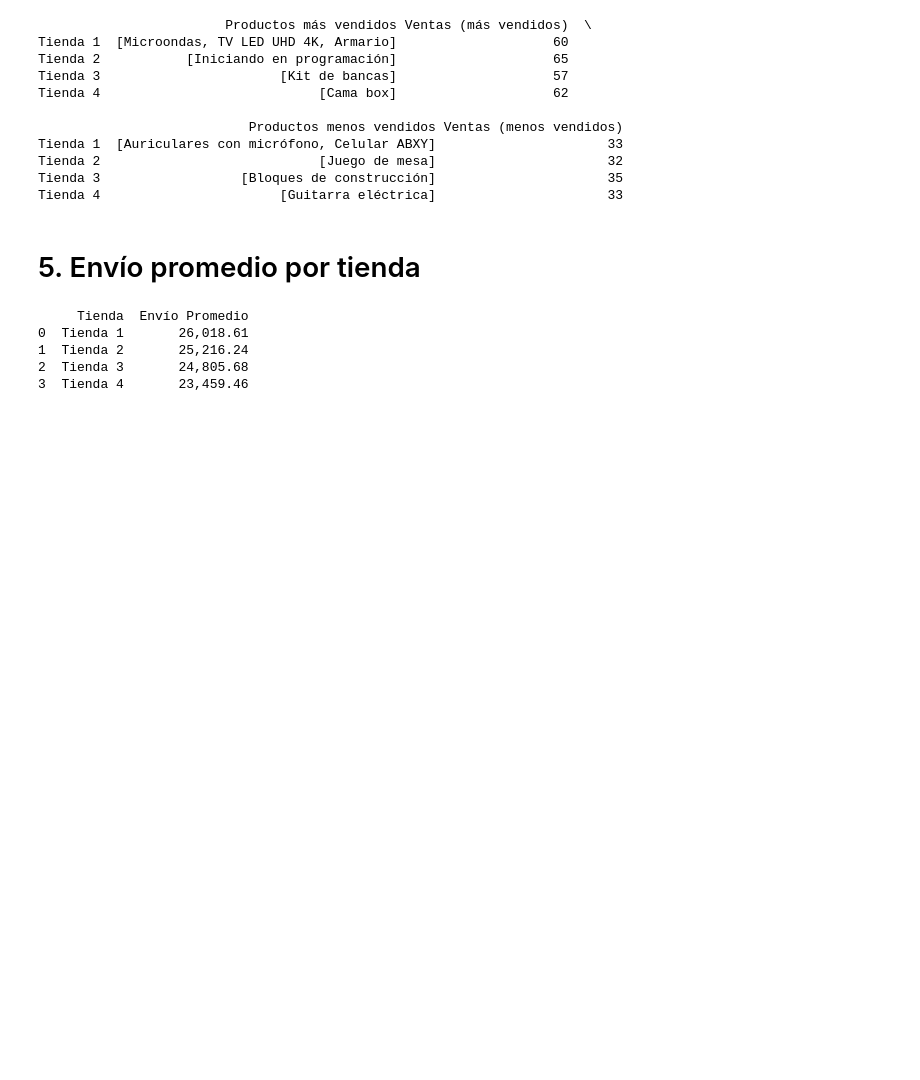
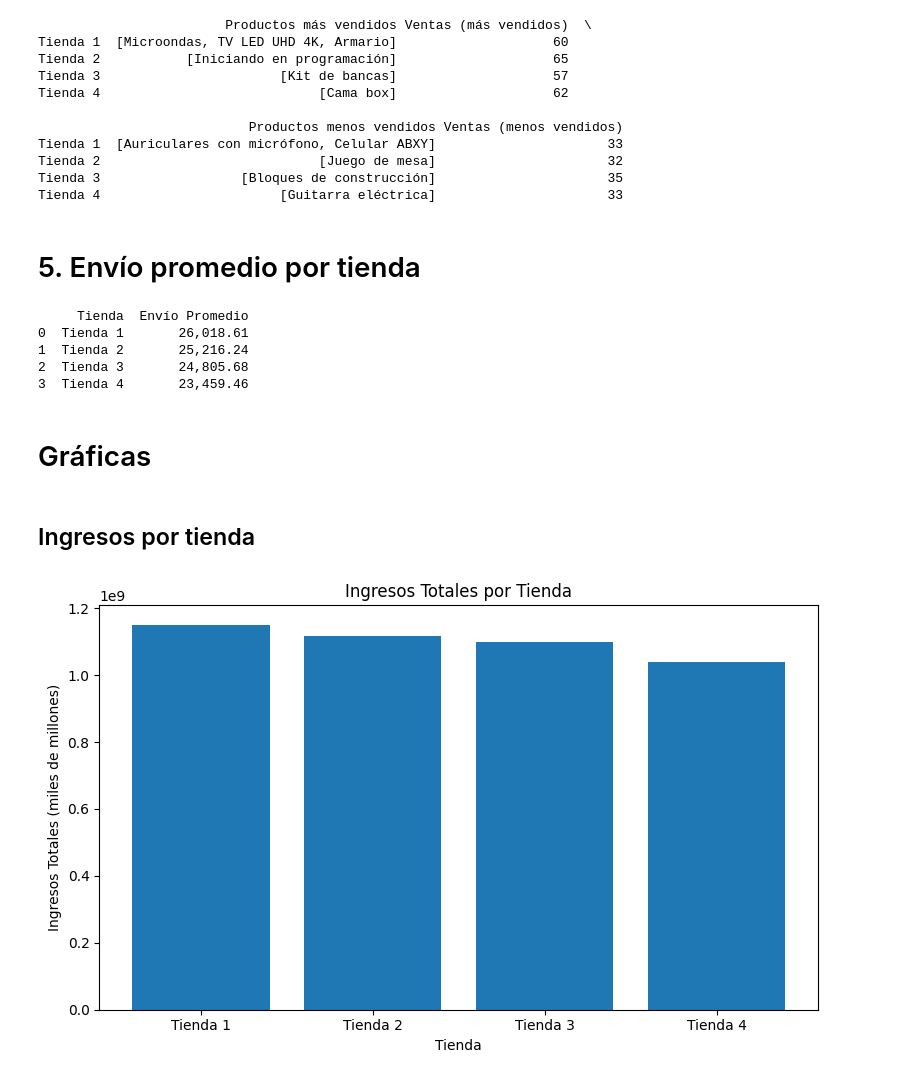
Before and after one commit to Chrisbv2/Challenge-1_Data-Science, a Jupyter notebook: AluraStoreLatam.ipynb, the cells around one changed output. Saved outputs shown, nothing was run; the diff lists cells and outputs as text; code cells hidden in the pictures; blank space fills up the shorter version.

```diff
--- a/AluraStoreLatam.ipynb
+++ b/AluraStoreLatam.ipynb
@@ -224,3 +224,7 @@ print(df_envios)
 1  Tienda 2       25,216.24
 2  Tienda 3       24,805.68
 3  Tienda 4       23,459.46
+# %% [markdown]
+# Gráficas
+# %% [markdown]
+## Ingresos por tienda
@@ -226,0 +233,15 @@ print(df_envios)
+# %%
+df_ingresos = obtener_ingresos(tienda, tienda2, tienda3, tienda4)
+
+plt.figure(figsize=(8,5))
+plt.bar(df_ingresos["Tienda"], df_ingresos["Ingresos"])
+
+plt.title("Ingresos Totales por Tienda")
+plt.xlabel("Tienda")
+plt.ylabel("Ingresos Totales (miles de millones)")
+plt.xticks(rotation=0)
+
+plt.tight_layout()
+plt.show()
+# %% [output]
+[figure, added]
```
Also changed, not shown: parts of 13 cells of this notebook.
